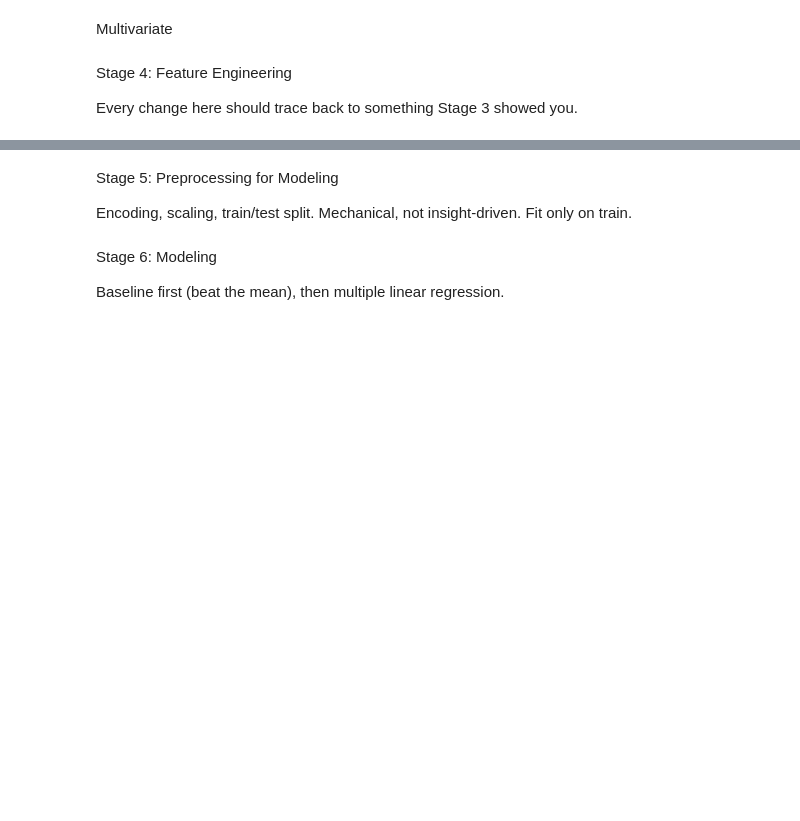
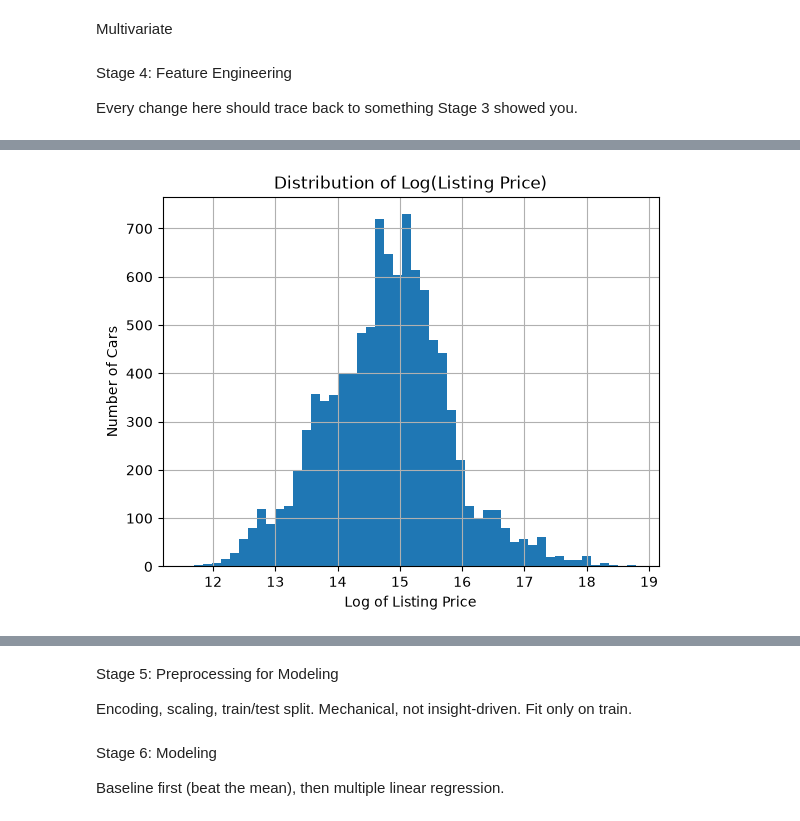
Before and after one commit to msumar7426/AI-ML-Journey, a Jupyter notebook: 01_Linear_Regression/project/used_car_price_prediction.ipynb, the cells around one changed output, grey strips where cells are left out. Cells and saved outputs as stored; diff of their text form; code cells hidden in the pictures; blank space fills up the shorter version.

```diff
--- a/01_Linear_Regression/project/used_car_price_prediction.ipynb
+++ b/01_Linear_Regression/project/used_car_price_prediction.ipynb
@@ -563,0 +569,8 @@ Every change here should trace back to something Stage 3 showed you.
+# %%
+df_final['log_listingPrice'].hist(bins=50)
+plt.xlabel('Log of Listing Price')
+plt.ylabel('Number of Cars')
+plt.title('Distribution of Log(Listing Price)')
+plt.show()
+# %% [output]
+[figure, added]
```
Also changed, not shown: parts of 7 cells of this notebook.
